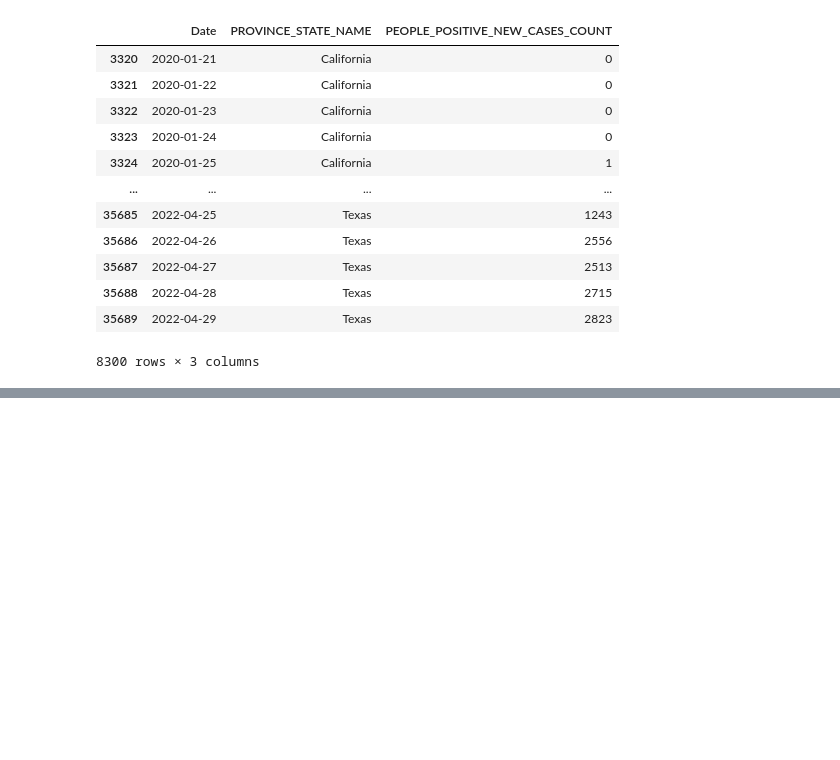
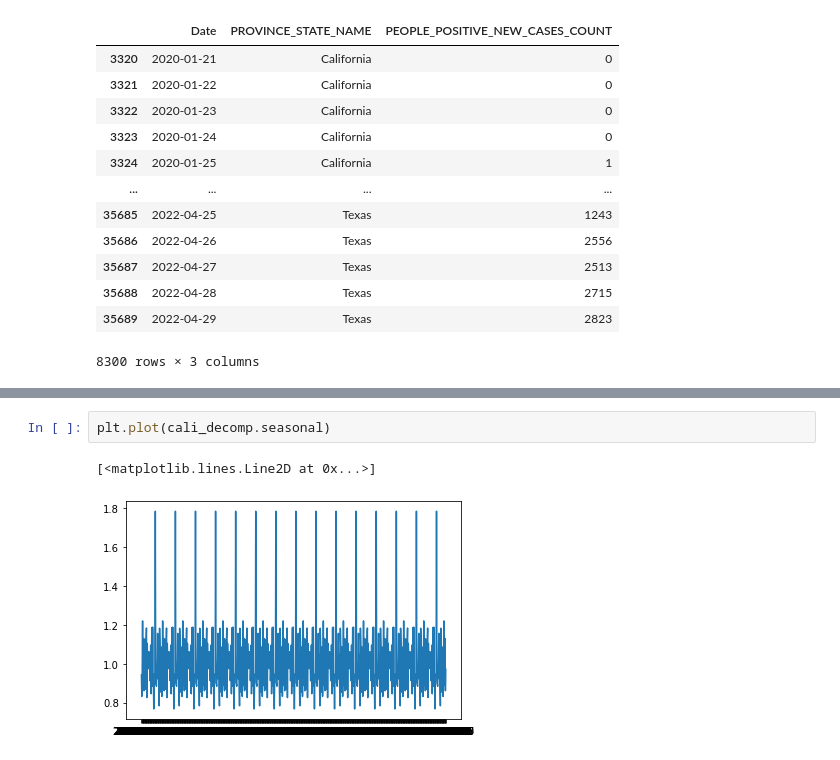
Before and after one commit to danielhe-nu/STAT390-Snowman, a Jupyter notebook: Midterm Daniel/Dataset Seperation 2.ipynb, the cells around one changed output, grey strips where cells are left out. Saved outputs shown, nothing was run; the diff lists cells and outputs as text; blank space fills up the shorter version.

```diff
--- a/Midterm Daniel/Dataset Seperation 2.ipynb
+++ b/Midterm Daniel/Dataset Seperation 2.ipynb
@@ -88,0 +308,5 @@ univariate_df.to_csv('univariate_df.csv', index=False)
+# %%
+plt.plot(cali_decomp.seasonal)
+# %% [output]
+[<matplotlib.lines.Line2D at 0x...>]
+[figure, added]
```
Also changed, not shown: parts of 59 cells of this notebook.
